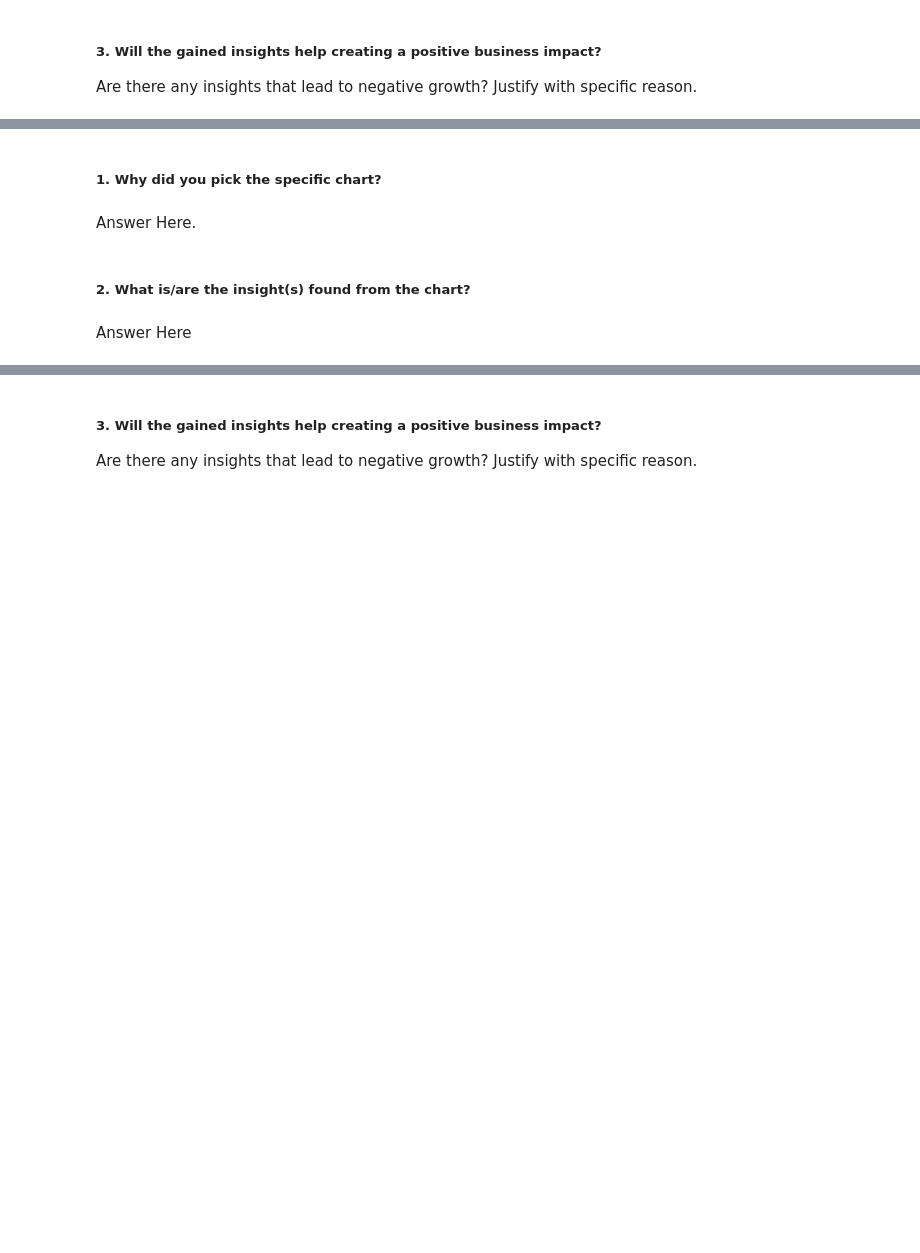
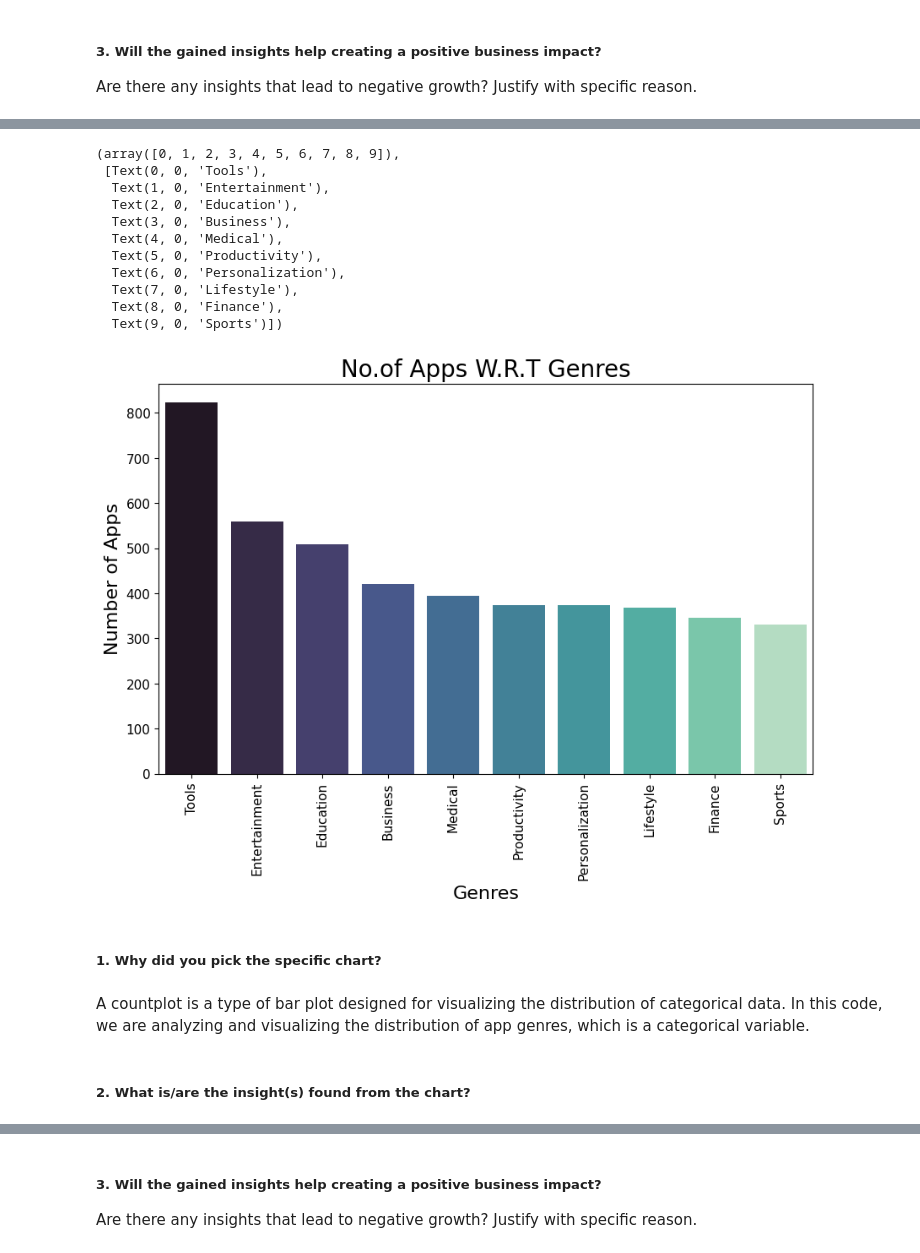
Before and after one commit to jeetu2994/Play_store_app_review_analysyis, a Jupyter notebook: JM_|_Capstone_Project_EDA_(PlayStore_App_Review_Analysis).ipynb, the cells around one changed output, grey strips where cells are left out. Drawn from its saved outputs; the diff is of its cells as text; code cells hidden in the pictures; blank space fills up the shorter version.

```diff
--- a/JM_|_Capstone_Project_EDA_(PlayStore_App_Review_Analysis).ipynb
+++ b/JM_|_Capstone_Project_EDA_(PlayStore_App_Review_Analysis).ipynb
@@ -1995,2 +2059,4 @@ Answer Here
 # %%
 # Chart - 12 visualization code
+ord=ps_ana_df['Genres'].value_counts().head(10)
+ord
@@ -1997,8 +2075,29 @@ Answer Here
+# %%
+
+plt.figure(figsize=(10,6))
+plt.rcParams["font.size"] = 11
+sns.countplot(x = 'Genres', data = ps_ana_df, order = ord.index, palette='mako')
+plt.xlabel("Genres" , size=16)
+plt.ylabel("Number of Apps",size=16)
+plt.title("No.of Apps W.R.T Genres", size = 20)
+
+plt.xticks(rotation=90)
+# %% [output]
+(array([0, 1, 2, 3, 4, 5, 6, 7, 8, 9]),
+ [Text(0, 0, 'Tools'),
+  Text(1, 0, 'Entertainment'),
+  Text(2, 0, 'Education'),
+  Text(3, 0, 'Business'),
+  Text(4, 0, 'Medical'),
+  Text(5, 0, 'Productivity'),
+  Text(6, 0, 'Personalization'),
+  Text(7, 0, 'Lifestyle'),
+  Text(8, 0, 'Finance'),
+  Text(9, 0, 'Sports')])
+[figure, added]
 # %% [markdown]
 ##### 1. Why did you pick the specific chart?
-# %% [markdown]
-Answer Here.
+# %% [markdown]
+A countplot is a type of bar plot designed for visualizing the distribution of categorical data. In this code, we are analyzing and visualizing the distribution of app genres, which is a categorical variable.
 # %% [markdown]
 ##### 2. What is/are the insight(s) found from the chart?
-# %% [markdown]
-Answer Here
```
Also changed, not shown: parts of 66 cells of this notebook.
